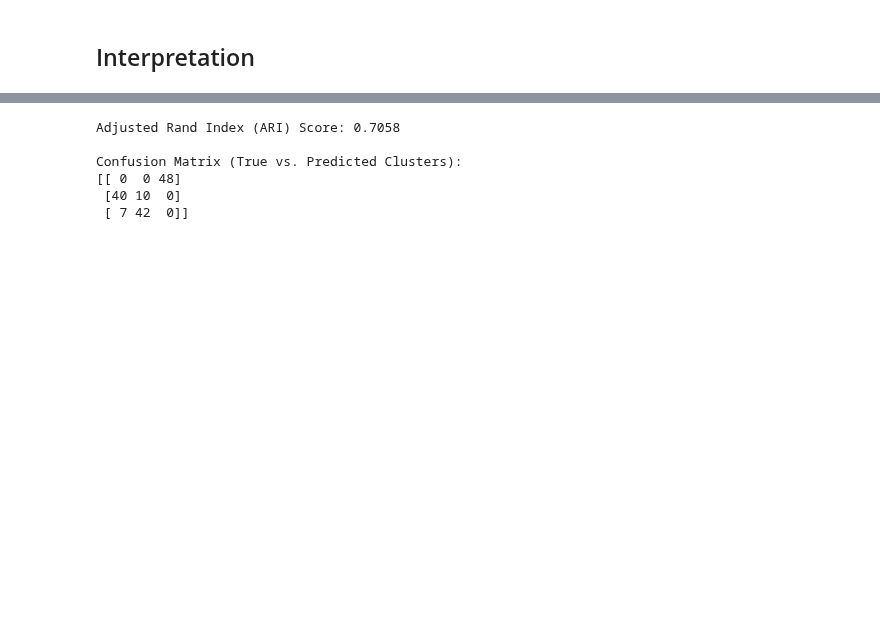
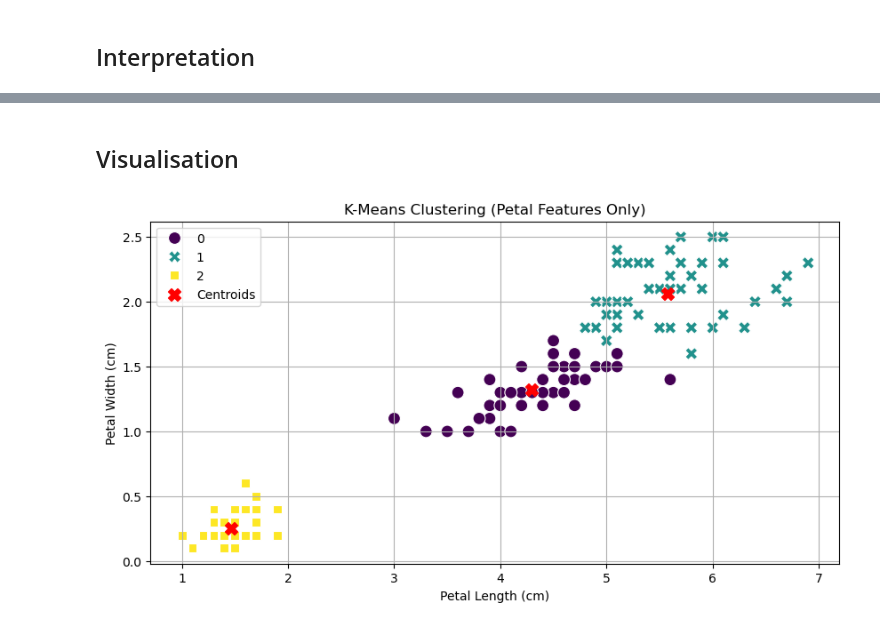
Before and after one commit to pakkapol-s/Data-Analysis-Projects, a Jupyter notebook: K-means/K-means_pca.ipynb, the cells around one changed output, grey strips where cells are left out. Cells and saved outputs as stored; diff of their text form; code cells hidden in the pictures; blank space fills up the shorter version.

```diff
--- a/K-means/K-means_pca.ipynb
+++ b/K-means/K-means_pca.ipynb
@@ -251,21 +158,52 @@ Cluster
 2            5.010417     3.431250      1.462500     0.250000
-# %%
-# Assuming you still have the original, unscaled df_iris with the 'species' column:
-# You need to map the species strings to integers (0, 1, 2) for comparison
-species_mapping = {'Iris-setosa': 0, 'Iris-versicolor': 1, 'Iris-virginica': 2}
-y_true = df_iris['species'].map(species_mapping) # True labels as numbers
-y_pred = df_iris['Cluster']                    # Predicted K-means cluster labels
-
-# Calculate the Adjusted Rand Index
-ari_score = adjusted_rand_score(y_true, y_pred)
-
-print(f"Adjusted Rand Index (ARI) Score: {ari_score:.4f}")
-print("\nConfusion Matrix (True vs. Predicted Clusters):")
-print(confusion_matrix(y_true, y_pred))
-# %% [output]
-Adjusted Rand Index (ARI) Score: 0.7058
-
-Confusion Matrix (True vs. Predicted Clusters):
-[[ 0  0 48]
- [40 10  0]
- [ 7 42  0]]
+# %% [markdown]
+## Visualisation
+# %%
+# 1. Add the new, better cluster labels to your main DataFrame
+df_iris['Cluster'] = y_pred
+
+# 2. Get the centroid coordinates (in 2D SCALED space)
+centroids_scaled = kmeans.cluster_centers_  # Shape is (3, 2)
+
+# 3. Inverse transform the centroids back to the ORIGINAL scale
+# This works because your scaler was fit on the 2 petal features
+centroids_unscaled = scaler.inverse_transform(centroids_scaled)
+
+# 4. Convert to a DataFrame for easy plotting
+# Note: Use the same columns you used for X
+centroids_df = pd.DataFrame(centroids_unscaled, columns=['petal_length', 'petal_width'])
+
+# 5. Plot the results
+plt.figure(figsize=(10, 5))
+
+# Scatter Plot for Data Points (colored by new cluster)
+sns.scatterplot(
+    data=df_iris,  # <-- FIX: Use df_iris
+    x='petal_length',
+    y='petal_width',
+    hue='Cluster',
+    palette='viridis',
+    style='Cluster',
+    s=100,
+    legend='full'
+)
+
+# Add Centroids
+plt.scatter(
+    data=centroids_df,
+    x='petal_length',
+    y='petal_width',
+    marker='X',
+    s=100,             # Make them big
+    color='red',
+    label='Centroids'
+)
+
+plt.title('K-Means Clustering (Petal Features Only)')
+plt.xlabel('Petal Length (cm)')
+plt.ylabel('Petal Width (cm)')
+plt.legend()
+plt.grid(True)
+plt.show()
+# %% [output]
+[figure, added]
```
Also changed, not shown: parts of 23 cells of this notebook.
